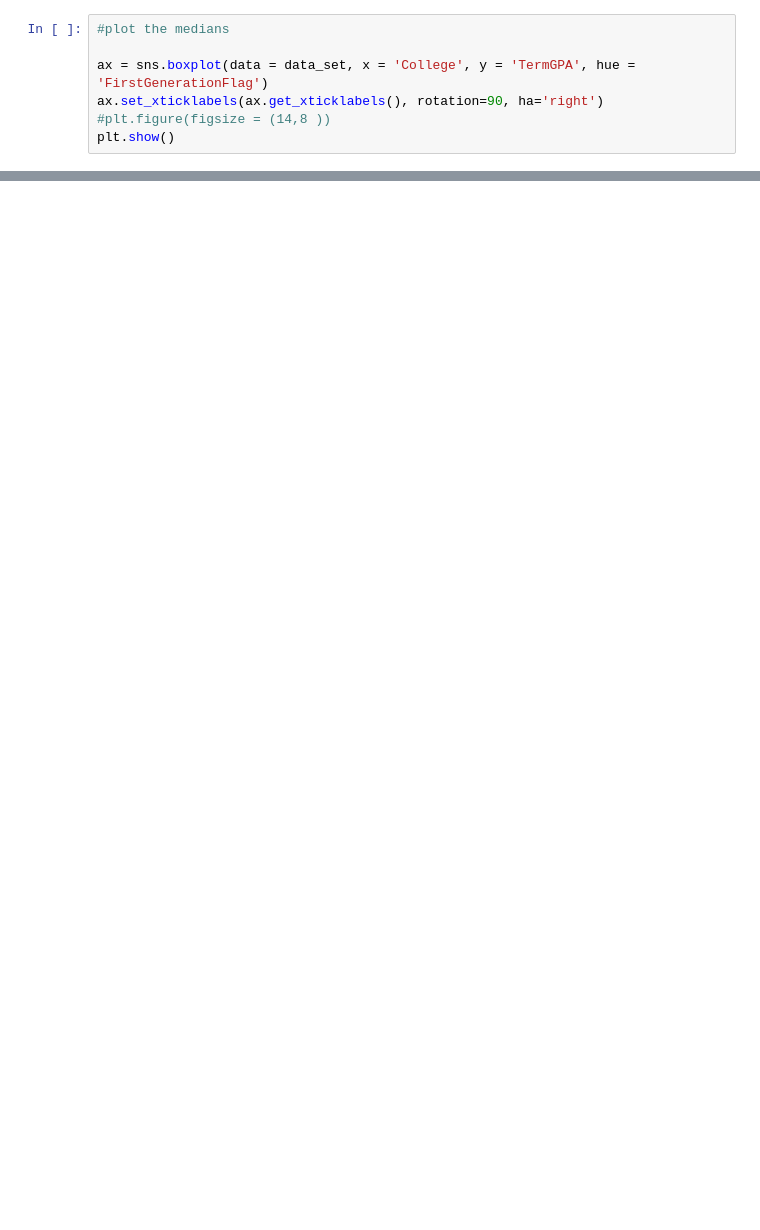
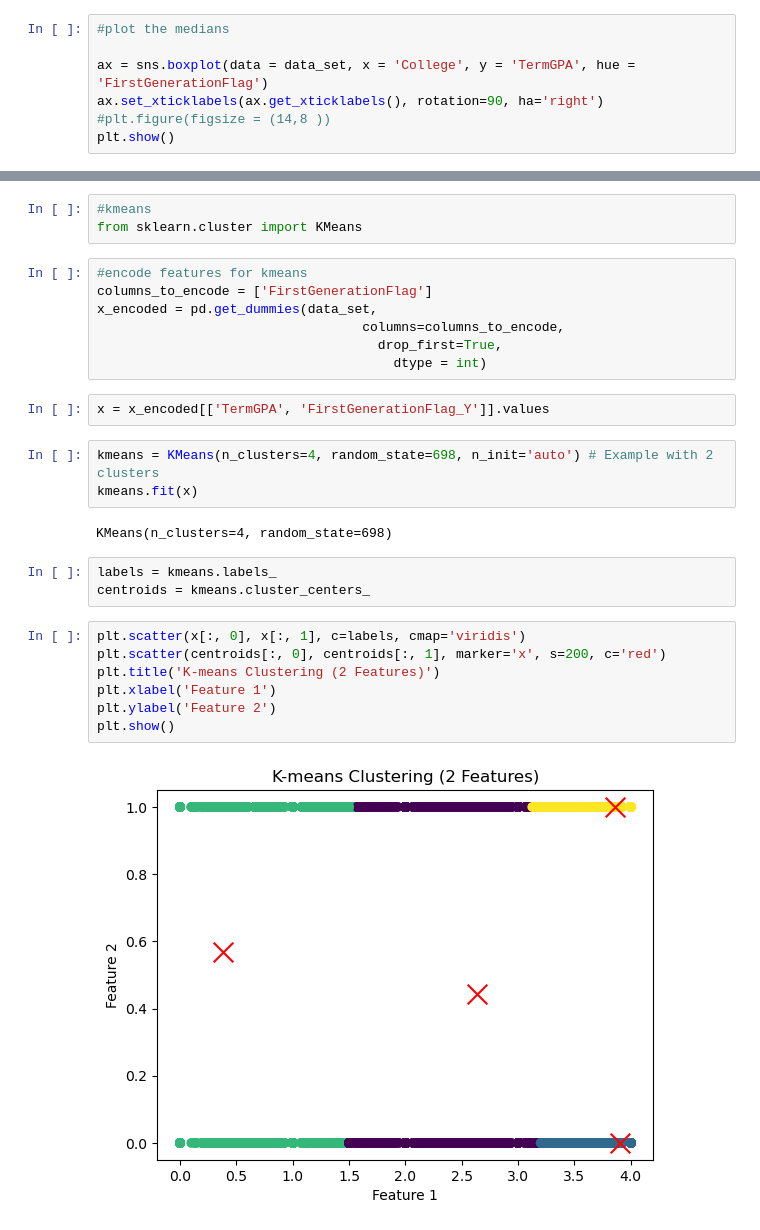
Before and after one commit to gburden6/INFO698-Fall2025-GB-PM, a Jupyter notebook: INFO698_DataViz.ipynb, the cells around one changed output, grey strips where cells are left out. Drawn from its saved outputs; the diff is of its cells as text; blank space fills up the shorter version.

```diff
--- a/INFO698_DataViz.ipynb
+++ b/INFO698_DataViz.ipynb
@@ -94,0 +156,29 @@ plt.show()
+# %%
+#kmeans
+from sklearn.cluster import KMeans
+# %%
+#encode features for kmeans
+columns_to_encode = ['FirstGenerationFlag']
+x_encoded = pd.get_dummies(data_set,
+                                  columns=columns_to_encode,
+                                    drop_first=True,
+                                      dtype = int)
+# %%
+x = x_encoded[['TermGPA', 'FirstGenerationFlag_Y']].values
+# %%
+kmeans = KMeans(n_clusters=4, random_state=698, n_init='auto') # Example with 2 clusters
+kmeans.fit(x)
+# %% [output]
+KMeans(n_clusters=4, random_state=698)
+# %%
+labels = kmeans.labels_
+centroids = kmeans.cluster_centers_
+# %%
+plt.scatter(x[:, 0], x[:, 1], c=labels, cmap='viridis')
+plt.scatter(centroids[:, 0], centroids[:, 1], marker='x', s=200, c='red')
+plt.title('K-means Clustering (2 Features)')
+plt.xlabel('Feature 1')
+plt.ylabel('Feature 2')
+plt.show()
+# %% [output]
+[figure, added]
```
Also changed, not shown: parts of 7 cells of this notebook.
